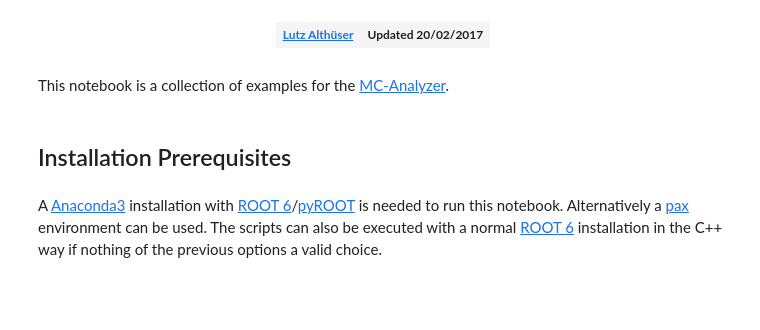
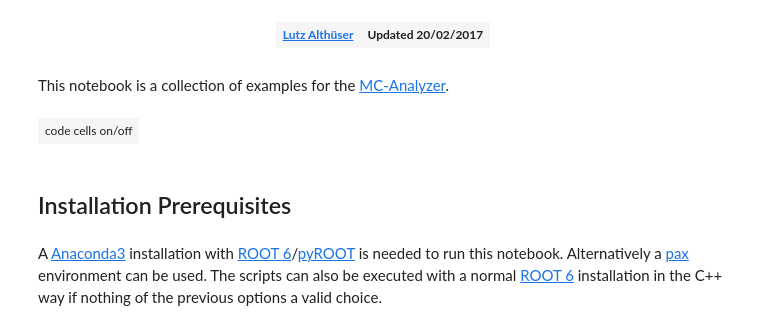
Before and after one commit to l-althueser/MC-Analyzer, a Jupyter notebook: examples/MC-Analyzer_example.ipynb, the cells around one changed output. Cells and saved outputs as stored; diff of their text form; code cells hidden in the pictures; blank space fills up the shorter version.

```diff
--- a/examples/MC-Analyzer_example.ipynb
+++ b/examples/MC-Analyzer_example.ipynb
@@ -9,6 +9,27 @@
 </table></center>
 # %% [markdown]
 This notebook is a collection of examples for the [MC-Analyzer](https://github.com/l-althueser/MC-Analyzer).
+# %%
+from IPython.display import HTML
+HTML('''<script>
+code_show=true;
+function code_toggle() {
+ if (code_show){
+ $('div.input').hide();
+ } else {
+ $('div.input').show();
+ }
+ code_show = !code_show
+}
+$( document ).ready(code_toggle);
+</script>
+<center><table>
+<tr>
+<td><b><a href="javascript:code_toggle()">code cells on/off</a></b></td>
+</tr>
+</table></center>''')
+# %% [output]
+| code cells on/off |
 # %% [markdown]
 ## Installation Prerequisites
 # %% [markdown]
```
Also changed, not shown: parts of 5 cells of this notebook.
